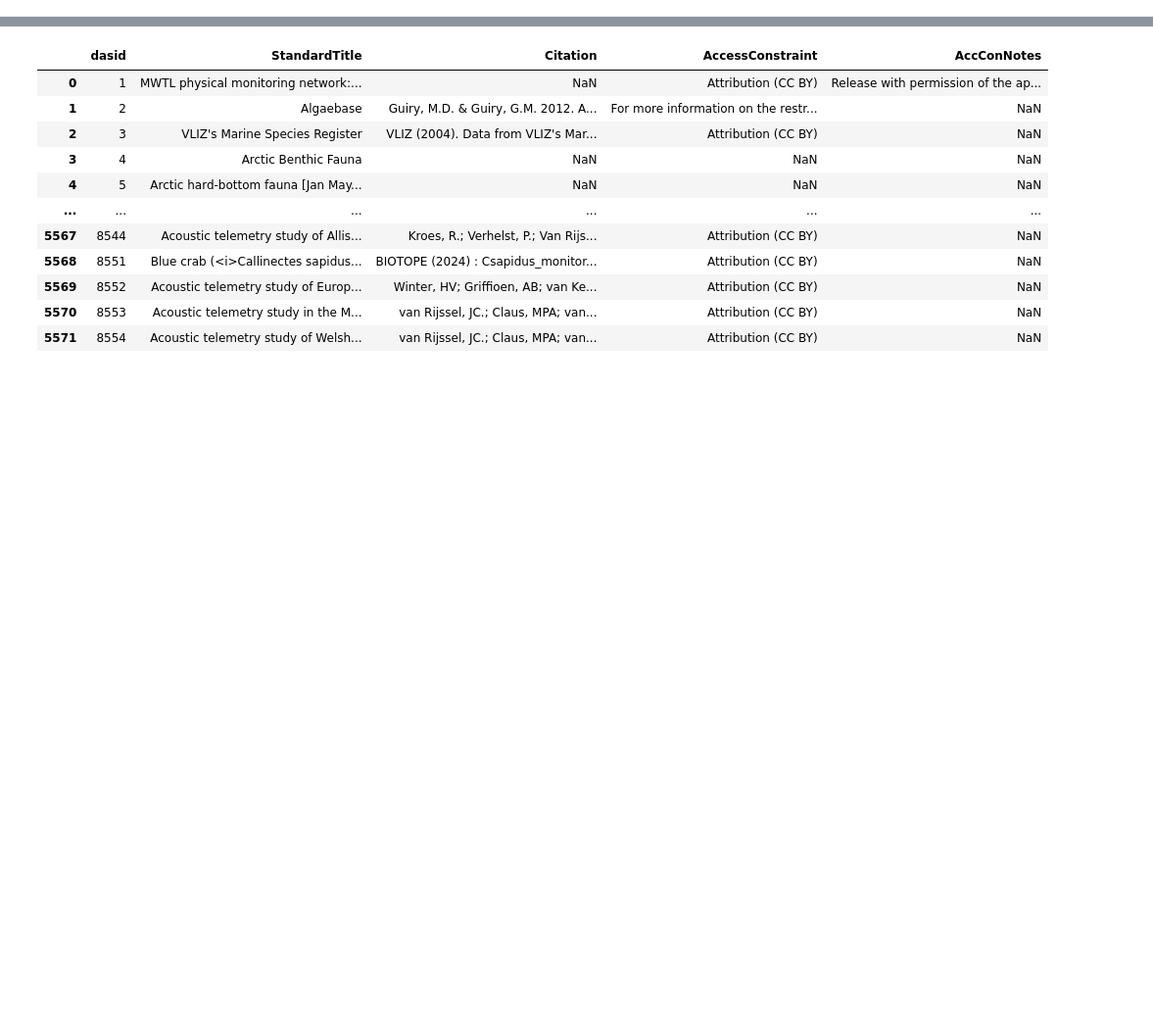
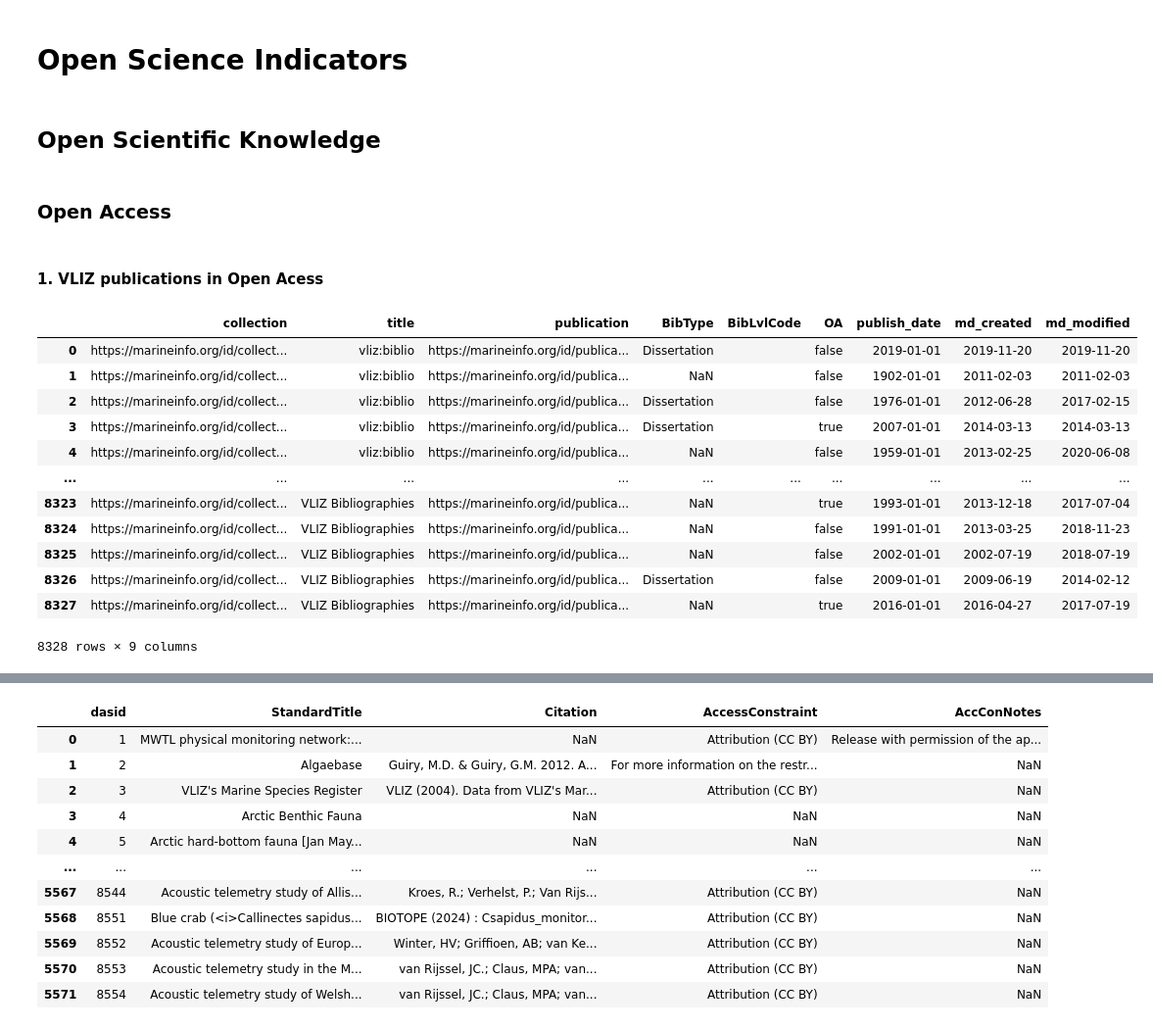
Before and after one commit to vliz-be-opsci/kpi_ofm_kgapproject, a Jupyter notebook: notebooks/Open Science Indicators.ipynb, the cells around one changed output, grey strips where cells are left out. Shown: that part at 98% size. Saved outputs shown, nothing was run; the diff lists cells and outputs as text; code cells hidden in the pictures; blank space fills up the shorter version.

```diff
--- a/notebooks/Open Science Indicators.ipynb
+++ b/notebooks/Open Science Indicators.ipynb
@@ -3,3 +3,30 @@ from connec_functions import execute_to_df, generate_sparql
 
 import pandas as pd
 import matplotlib.pyplot as plt
+# %% [markdown]
+# Open Science Indicators
+# %% [markdown]
+## Open Scientific Knowledge
+# %% [markdown]
+### Open Access
+# %% [markdown]
+#### 1. VLIZ publications in Open Acess
+# %%
+# starting out from the OMA & Bibio special collections
+# --> wil need to think about way to have special collection / database view that is automatically updated with new publications
+OMA_pubs = execute_to_df('OMA_pubs.sparql')
+OMA_pubs
+# %% [output]
+|  | collection | title | publication | BibType | BibLvlCode | OA | publish_date | md_created | md_modified |
+| 0 | https://marineinfo.org/id/collect... | vliz:biblio | https://marineinfo.org/id/publica... | Dissertation |  | false | 2019-01-01 | 2019-11-20 | 2019-11-20 |
+| 1 | https://marineinfo.org/id/collect... | vliz:biblio | https://marineinfo.org/id/publica... | NaN |  | false | 1902-01-01 | 2011-02-03 | 2011-02-03 |
+| 2 | https://marineinfo.org/id/collect... | vliz:biblio | https://marineinfo.org/id/publica... | Dissertation |  | false | 1976-01-01 | 2012-06-28 | 2017-02-15 |
+| 3 | https://marineinfo.org/id/collect... | vliz:biblio | https://marineinfo.org/id/publica... | Dissertation |  | true | 2007-01-01 | 2014-03-13 | 2014-03-13 |
+| 4 | https://marineinfo.org/id/collect... | vliz:biblio | https://marineinfo.org/id/publica... | NaN |  | false | 1959-01-01 | 2013-02-25 | 2020-06-08 |
+| ... | ... | ... | ... | ... | ... | ... | ... | ... | ... |
+| 8323 | https://marineinfo.org/id/collect... | VLIZ Bibliographies | https://marineinfo.org/id/publica... | NaN |  | true | 1993-01-01 | 2013-12-18 | 2017-07-04 |
+| 8324 | https://marineinfo.org/id/collect... | VLIZ Bibliographies | https://marineinfo.org/id/publica... | NaN |  | false | 1991-01-01 | 2013-03-25 | 2018-11-23 |
+| 8325 | https://marineinfo.org/id/collect... | VLIZ Bibliographies | https://marineinfo.org/id/publica... | NaN |  | false | 2002-01-01 | 2002-07-19 | 2018-07-19 |
+| 8326 | https://marineinfo.org/id/collect... | VLIZ Bibliographies | https://marineinfo.org/id/publica... | Dissertation |  | false | 2009-01-01 | 2009-06-19 | 2014-02-12 |
+| 8327 | https://marineinfo.org/id/collect... | VLIZ Bibliographies | https://marineinfo.org/id/publica... | NaN |  | true | 2016-01-01 | 2016-04-27 | 2017-07-19 |
+8328 rows × 9 columns
```
Also changed, not shown: parts of 11 cells of this notebook, 5 other files.
